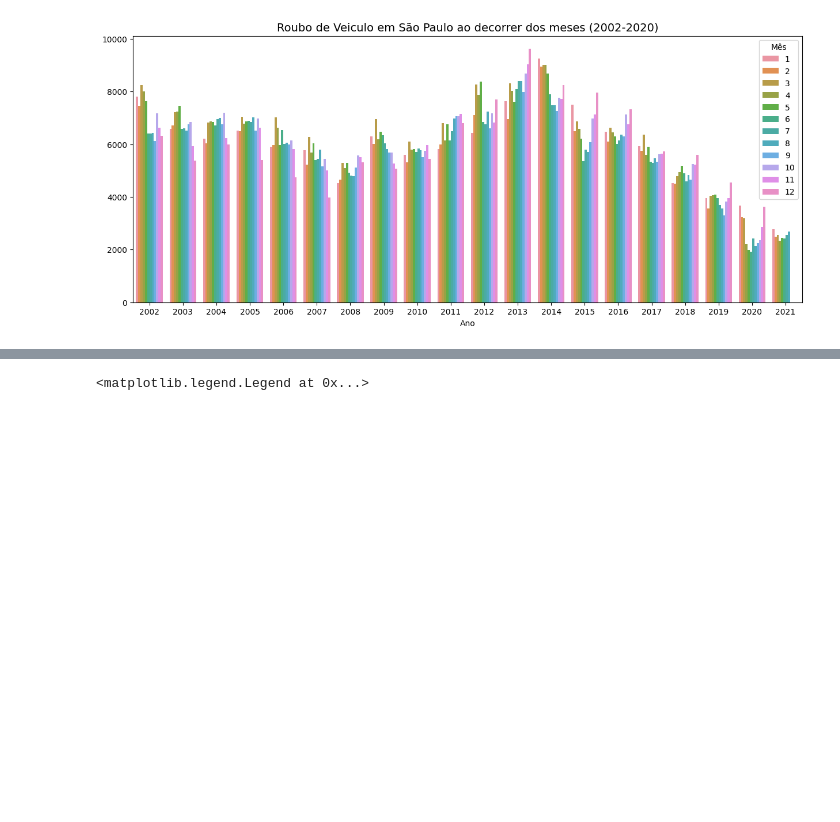
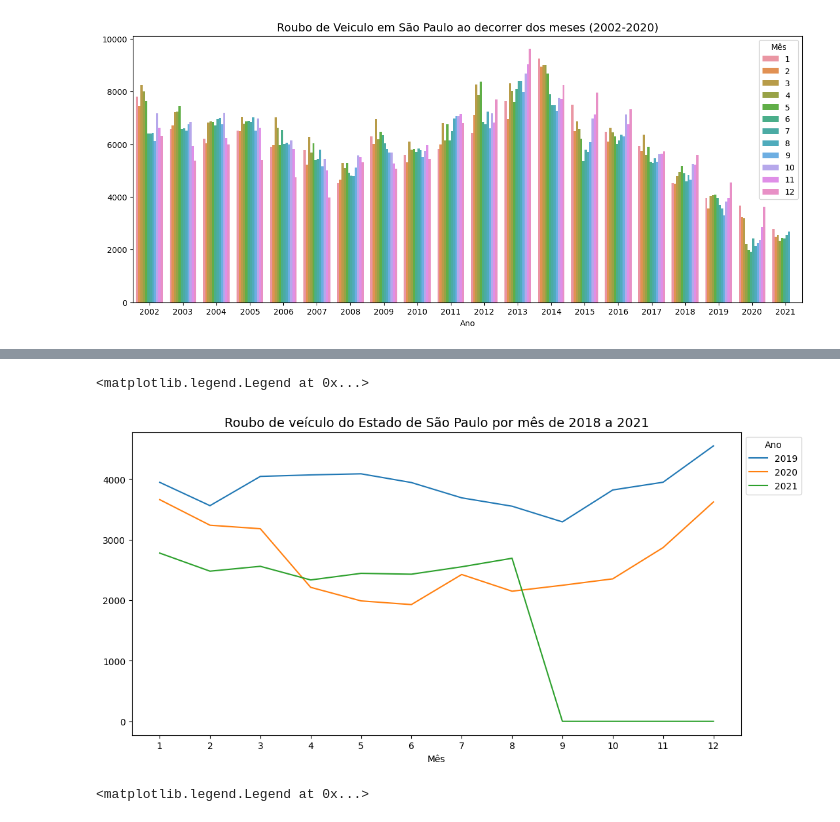
Before and after one commit to gustavoramos82/Analise-Seguran-a-S-o-Paulo, a Jupyter notebook: EDA_segurança_são_paulo_roubo.ipynb, the cells around one changed output, grey strips where cells are left out. Cells and saved outputs as stored; diff of their text form; code cells hidden in the pictures; blank space fills up the shorter version.

```diff
--- a/EDA_segurança_são_paulo_roubo.ipynb
+++ b/EDA_segurança_são_paulo_roubo.ipynb
@@ -144,3 +183,16 @@ plt.legend(title='Mês')
+# %%
+plt.figure(figsize=(12,6))
+plt.title('Roubo de veículo do Estado de São Paulo por mês de 2018 a 2021',
+          fontsize=14)
+sns.lineplot(x=seg_roubo_ano[seg_roubo_ano['ano']>2018]['mes'].astype(str),y='roubo_de_veiculo',
+             data=seg_roubo_ano[seg_roubo_ano['ano']>2018],
+             hue=seg_roubo_ano[seg_roubo_ano['ano']>2018]['ano'].astype(str))
+plt.xlabel('Mês')
+plt.ylabel('')
+plt.legend(bbox_to_anchor=(1, 1), loc=2,title='Ano')
+# %% [output]
+<matplotlib.legend.Legend at 0x...>
+[figure, added]
 # %%
 plt.figure(figsize=(15,6))
 plt.title('Roubo a banco em São Paulo ao decorrer dos meses (2002-2020)',
```
Also changed, not shown: parts of 4 cells of this notebook.
